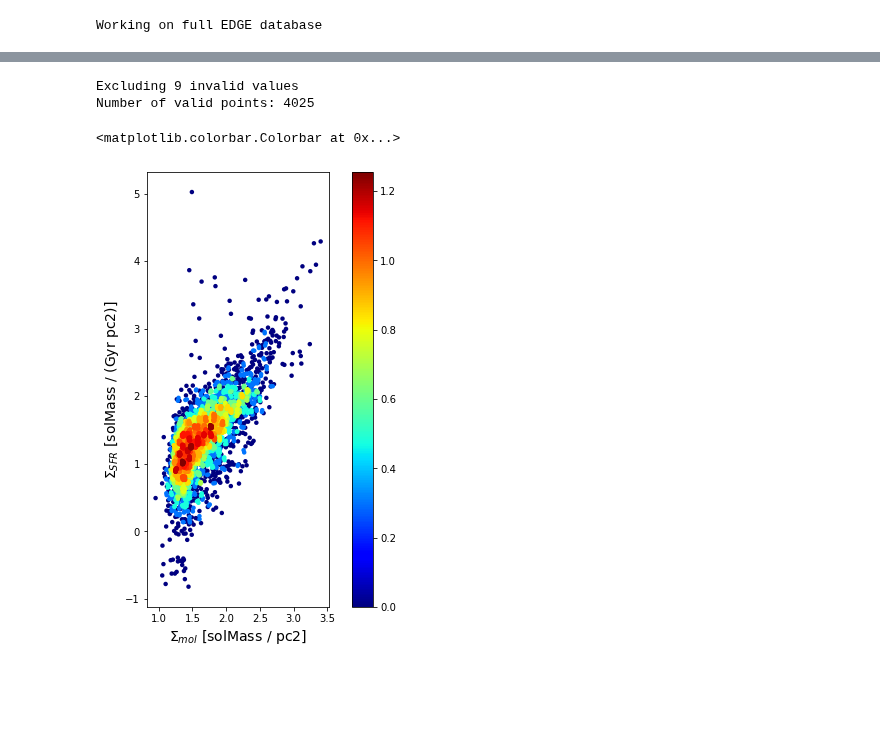
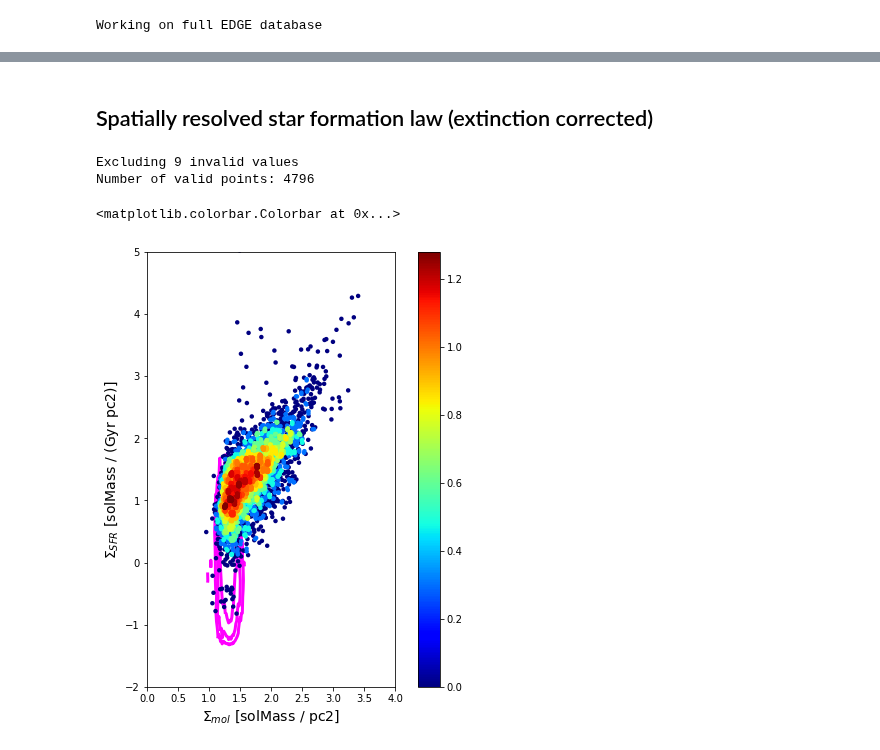
Before and after one commit to tonywong94/edge_pydb, a Jupyter notebook: demo_notebk/SFLaw-edge.ipynb, the cells around one changed output, grey strips where cells are left out. Drawn from its saved outputs; the diff is of its cells as text; code cells hidden in the pictures; blank space fills up the shorter version.

```diff
--- a/demo_notebk/SFLaw-edge.ipynb
+++ b/demo_notebk/SFLaw-edge.ipynb
@@ -16,10 +15,16 @@ np.seterr(invalid='ignore')
 # %%
+sspcols = ['Name','ix','iy','mass_ssp_sm','sigstar_sm']
+fluxcols = ['Name','ix','iy','flux_Halpha_sm','flux_Hbeta_sm','e_flux_Halpha_sm',
+          'flux_sigsfr_sm','EW_Halpha_sm','ZOH_sm','BPT_sm']
+
 try:
-    hatab = EdgeTable('edge.pipe3d.hdf5', path='flux_elines_sm')
+    fluxtab = EdgeTable('edge.pipe3d.hdf5', path='flux_elines_sm', cols=fluxcols)
+    ssptab = EdgeTable('edge.pipe3d.hdf5', path='SSP_sm', cols=sspcols)
     cotab = EdgeTable('edge.comom_smo7.hdf5', path='smo')
     print('Working on full EDGE database')
 except:
-    hatab = EdgeTable('NGC4047.pipe3d.hdf5', path='flux_elines_sm')
+    fluxtab = EdgeTable('NGC4047.pipe3d.hdf5', path='flux_elines_sm', cols=fluxcols)
+    ssptab = EdgeTable('NGC4047.pipe3d.hdf5', path='SSP_sm', cols=sspcols)
     cotab = EdgeTable('NGC4047.comom_smo7.hdf5', path='smo')
     print('Working on NGC 4047 data')
 # %% [output]
@@ -41,0 +70,13 @@ Number of CO and Ha detections: 4034
+# %%
+# Derived quantities for the CO non-detections
+ndet = (fluxtab['flux_Halpha_sm']>3*fluxtab['e_flux_Halpha_sm']) & ~det
+# Upper limits need to be calculated explicitly since e_sigmol is only the uncertainty for detections
+sig_mol_ndet = msd_co(3*fluxtab['emom0max'][ndet], name='sig_mol_ul')
+sig_sfr_ndet = fluxtab['flux_sigsfr_sm'][ndet]
+sig_star_ndet = fluxtab['sigstar_sm'][ndet]
+
+# Ratios
+t_dep_ndet = Column(sig_mol_ndet.quantity/sig_sfr_ndet.quantity, name='t_dep_ul')
+sig_ssfr_ndet = Column(sig_sfr_ndet.quantity/sig_star_ndet.quantity, name='sig_ssfr_ndet')
+
+Table([sig_mol_ndet,sig_sfr_ndet,t_dep_ndet,sig_star_ndet,sig_ssfr_ndet]).pprint(max_width=100)
@@ -55,20 +116,32 @@ plt.colorbar(sc)
-# %%
-not_nan = (~np.isnan(sig_mol)) & (~np.isnan(sig_sfr)) & (sig_mol>0) & (sig_sfr>0)
-print('Excluding {} invalid values'.format(len(np.nonzero(~not_nan)[0])))
-print('Number of valid points:',len(np.nonzero(not_nan)[0]))
-# %% [output]
-Excluding 9 invalid values
-Number of valid points: 4025
+# %% [markdown]
+## Spatially resolved star formation law (extinction corrected)
 # %%
+# Select data to plot (must be loggable)
+not_nan = (~np.isnan(sig_mol)) & (~np.isnan(sig_sfr)) & (sig_mol>0) & (sig_sfr>0)
+print('Excluding {} invalid values'.format(len(np.nonzero(~not_nan)[0])))
+print('Number of valid points:',len(np.nonzero(not_nan)[0]))
+not_nan_ndet = (~np.isnan(sig_mol_ndet)) & (~np.isnan(sig_sfr_ndet)) & (sig_mol_ndet>0) & (sig_sfr_ndet>0)
+
+x_det, y_det, z_det, *hist = xy2hist(sig_mol[not_nan], sig_sfr[not_nan], log=True)
+x_ndet, y_ndet, z_ndet, *hist2 = xy2hist(sig_mol_ndet[not_nan_ndet],
+                                         sig_sfr_ndet[not_nan_ndet], log=True, bins=[50,50])
+
 # Make the scatter plot (physical values)
-x_det, y_det, z_det, *hist = xy2hist(sig_mol[not_nan], sig_sfr[not_nan], log=True)
 fig, ax = plt.subplots(figsize=(8,8))
 cm = plt.cm.get_cmap('jet')
 sc = ax.scatter(x_det, y_det, c=z_det, s=20, edgecolor='', cmap=cm)
+ax.contour(hist2[0].transpose(),[10,30,100,300],
+           extent=[hist2[1].min(),hist2[1].max(),
+                   hist2[2].min(),hist2[2].max()],
+           colors='magenta',linewidths=3,zorder=-1)
 plt.xlabel(r'$\Sigma_{mol}$ ['+str(sig_mol.unit)+']',fontsize=14)
 plt.ylabel(r'$\Sigma_{SFR}$ ['+str(sig_sfr.unit)+']',fontsize=14)
 ax.set_aspect('equal')
+ax.set_xlim(0,4)
+ax.set_ylim(-2,5)
 plt.colorbar(sc)
 # %% [output]
-<matplotlib.colorbar.Colorbar at 0x...>
+Excluding 9 invalid values
+Number of valid points: 4796
+<matplotlib.colorbar.Colorbar at 0x...>
-[figure, old version]
+[figure, new version]
```
Also changed, not shown: parts of 13 cells of this notebook, 1 other file.
